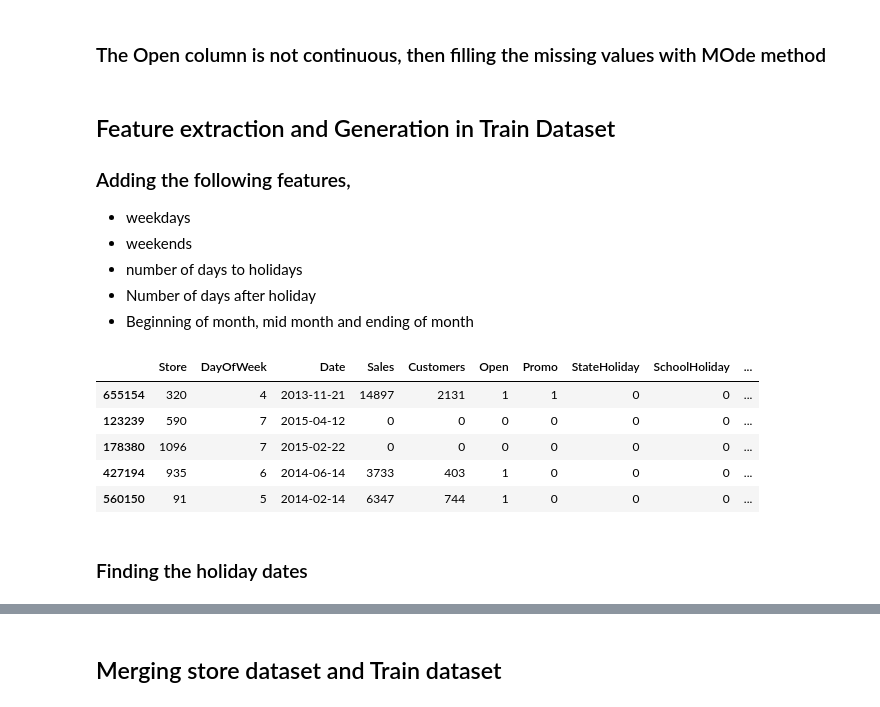
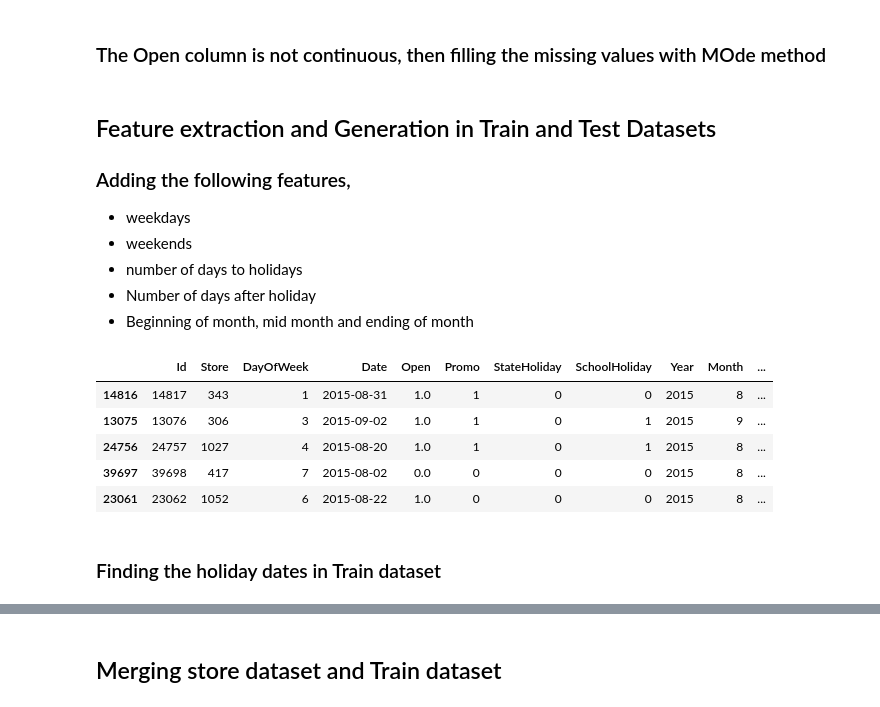
Before and after one commit to Caphace-Ethan/Pharmaceutical-Sales-Prediction, a Jupyter notebook: notebooks/Prediction_of_store_sales.ipynb, the cells around one changed output, grey strips where cells are left out. Cells and saved outputs as stored; diff of their text form; code cells hidden in the pictures.

```diff
--- a/notebooks/Prediction_of_store_sales.ipynb
+++ b/notebooks/Prediction_of_store_sales.ipynb
@@ -328,7 +328,7 @@ dtype: int64
 test_data.Open.fillna(test_data.Open.mode()[0],inplace=True)
 # test_data.sort_values(by='Open')
 # %% [markdown]
-## Feature extraction and Generation in Train Dataset
+## Feature extraction and Generation in Train and Test Datasets
 ### Adding the following features,
  - weekdays
  - weekends
@@ -350,10 +350,0 @@ except Exception as e:
-# %%
-train_data.sample(5)
-# test_data.sort_values(by='Date')
-# %% [output]
-|  | Store | DayOfWeek | Date | Sales | Customers | Open | Promo | StateHoliday | SchoolHoliday | ... |
-| 655154 | 320 | 4 | 2013-11-21 | 14897 | 2131 | 1 | 1 | 0 | 0 | ... |
-| 123239 | 590 | 7 | 2015-04-12 | 0 | 0 | 0 | 0 | 0 | 0 | ... |
-| 178380 | 1096 | 7 | 2015-02-22 | 0 | 0 | 0 | 0 | 0 | 0 | ... |
-| 427194 | 935 | 6 | 2014-06-14 | 3733 | 403 | 1 | 0 | 0 | 0 | ... |
-| 560150 | 91 | 5 | 2014-02-14 | 6347 | 744 | 1 | 0 | 0 | 0 | ... |
@@ -360,3 +354,13 @@ train_data.sample(5)
+# %%
+# train_data.sample(5)
+test_data.sample(5)
+# %% [output]
+|  | Id | Store | DayOfWeek | Date | Open | Promo | StateHoliday | SchoolHoliday | Year | Month | ... |
+| 14816 | 14817 | 343 | 1 | 2015-08-31 | 1.0 | 1 | 0 | 0 | 2015 | 8 | ... |
+| 13075 | 13076 | 306 | 3 | 2015-09-02 | 1.0 | 1 | 0 | 1 | 2015 | 9 | ... |
+| 24756 | 24757 | 1027 | 4 | 2015-08-20 | 1.0 | 1 | 0 | 1 | 2015 | 8 | ... |
+| 39697 | 39698 | 417 | 7 | 2015-08-02 | 0.0 | 0 | 0 | 0 | 2015 | 8 | ... |
+| 23061 | 23062 | 1052 | 6 | 2015-08-22 | 1.0 | 0 | 0 | 0 | 2015 | 8 | ... |
 # %% [markdown]
-### Finding the holiday dates
+### Finding the holiday dates in Train dataset
 # %%
```
Also changed, not shown: parts of 20 cells of this notebook.
